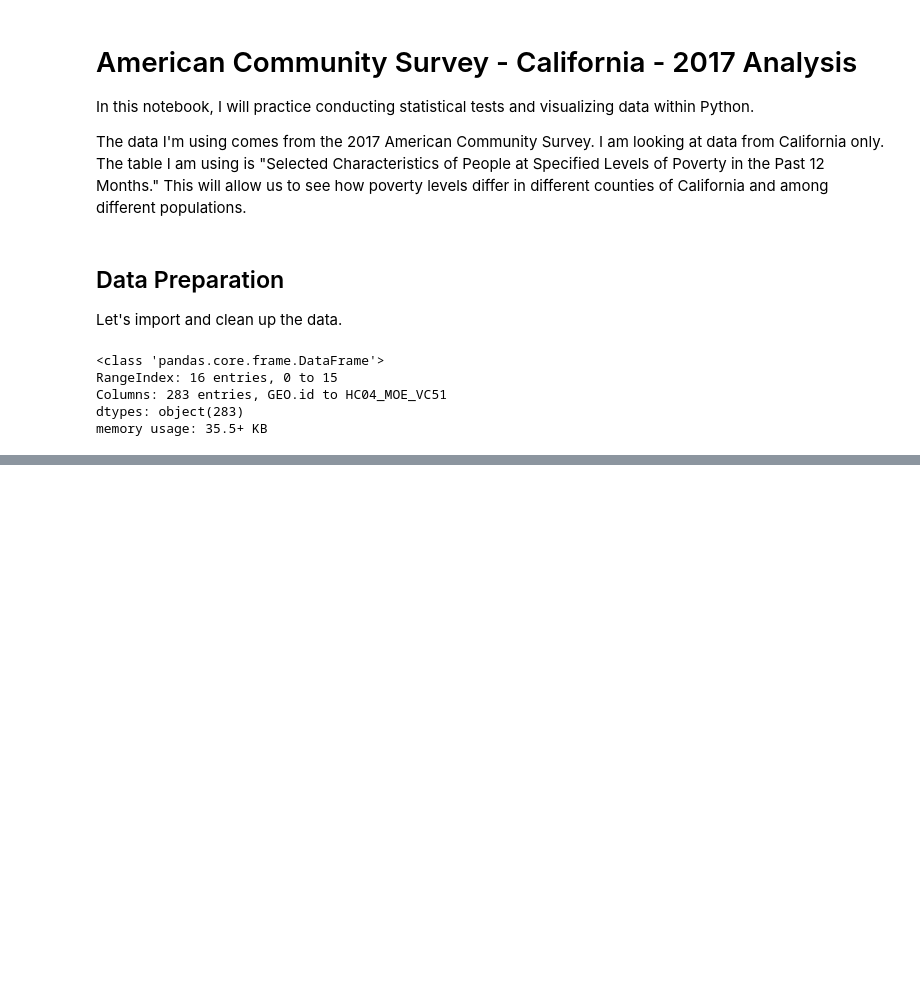
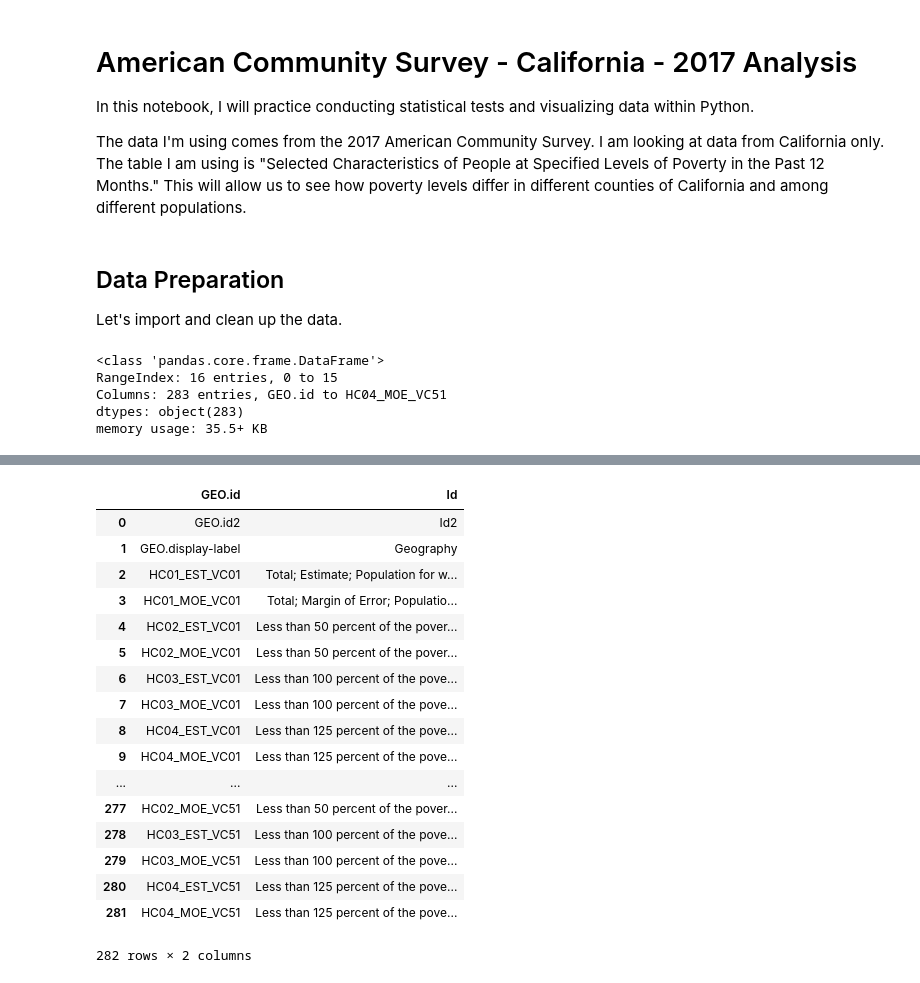
Before and after one commit to NWhite-7/Practice, a Jupyter notebook: ACS_CA_2017_analysis.ipynb, the cells around one changed output, grey strips where cells are left out. Saved outputs shown, nothing was run; the diff lists cells and outputs as text; code cells hidden in the pictures; blank space fills up the shorter version.

```diff
--- a/ACS_CA_2017_analysis.ipynb
+++ b/ACS_CA_2017_analysis.ipynb
@@ -46 +36,22 @@ print(metadata)
+# %%
+metadata
+# %% [output]
+|  | GEO.id | Id |
+| 0 | GEO.id2 | Id2 |
+| 1 | GEO.display-label | Geography |
+| 2 | HC01_EST_VC01 | Total; Estimate; Population for w... |
+| 3 | HC01_MOE_VC01 | Total; Margin of Error; Populatio... |
+| 4 | HC02_EST_VC01 | Less than 50 percent of the pover... |
+| 5 | HC02_MOE_VC01 | Less than 50 percent of the pover... |
+| 6 | HC03_EST_VC01 | Less than 100 percent of the pove... |
+| 7 | HC03_MOE_VC01 | Less than 100 percent of the pove... |
+| 8 | HC04_EST_VC01 | Less than 125 percent of the pove... |
+| 9 | HC04_MOE_VC01 | Less than 125 percent of the pove... |
+| ... | ... | ... |
+| 277 | HC02_MOE_VC51 | Less than 50 percent of the pover... |
+| 278 | HC03_EST_VC51 | Less than 100 percent of the pove... |
+| 279 | HC03_MOE_VC51 | Less than 100 percent of the pove... |
+| 280 | HC04_EST_VC51 | Less than 125 percent of the pove... |
+| 281 | HC04_MOE_VC51 | Less than 125 percent of the pove... |
+282 rows × 2 columns
 # %% [markdown]
```
Also changed, not shown: parts of 5 cells of this notebook.
